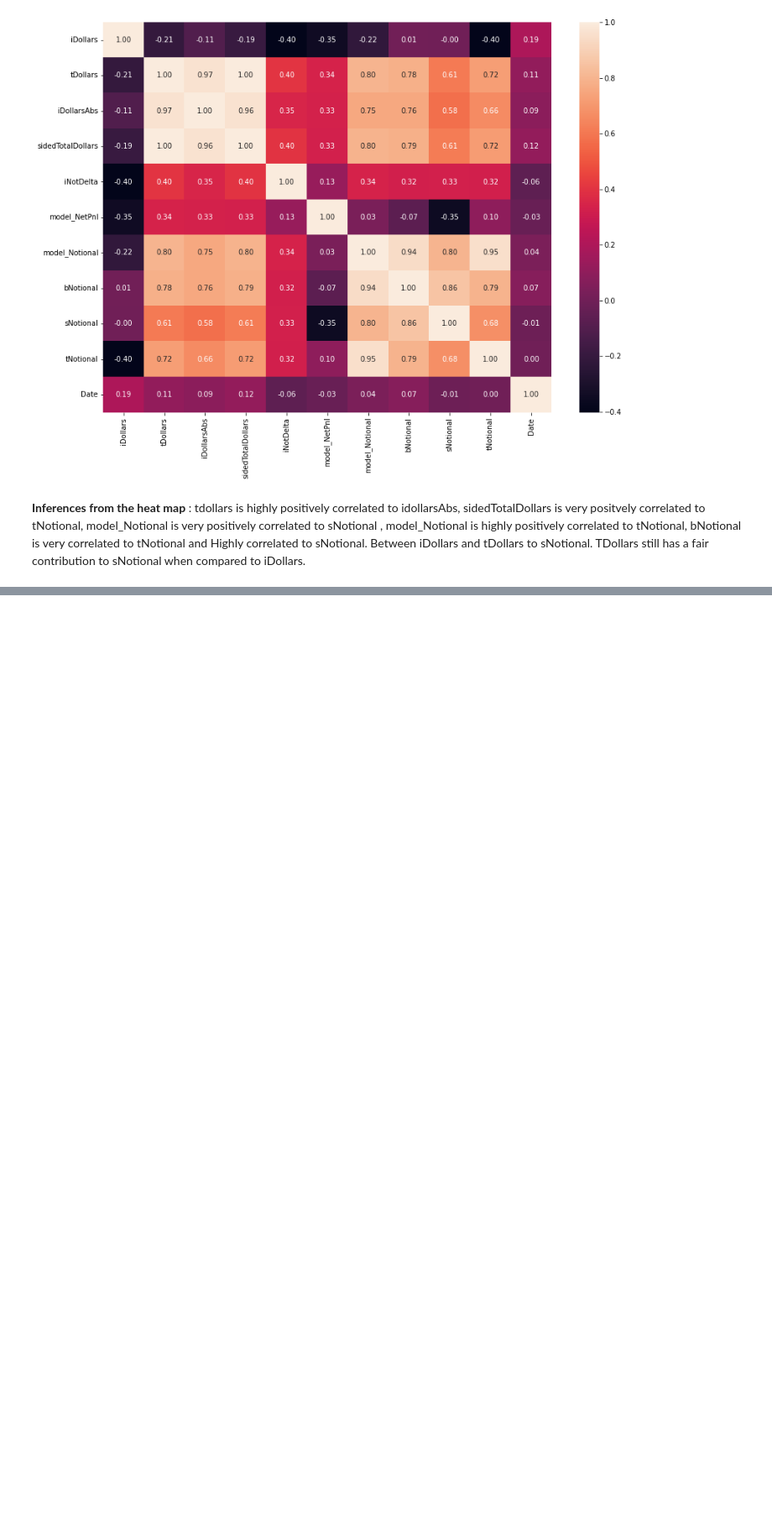
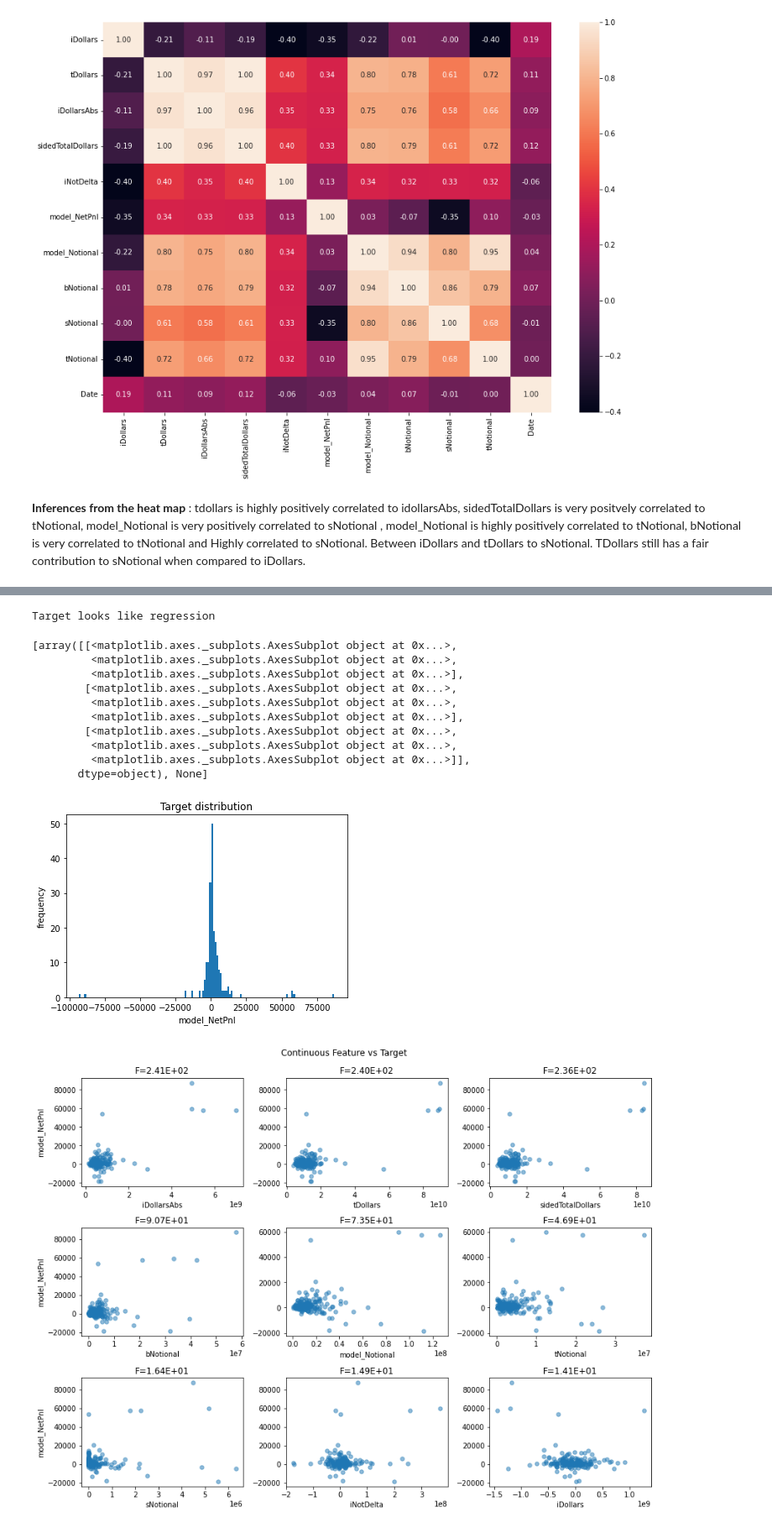
Before and after one commit to AyorindeTayo/freelance2, a Jupyter notebook: Untitled48.ipynb, the cells around one changed output, grey strips where cells are left out. Shown: that part at 84% size. Drawn from its saved outputs; the diff is of its cells as text; code cells hidden in the pictures; blank space fills up the shorter version.

```diff
--- a/Untitled48.ipynb
+++ b/Untitled48.ipynb
@@ -202,0 +231,2 @@ plt.show()
+# %%
+data_clean = dabl.clean(data, verbose=1)
@@ -202,0 +264,16 @@ plt.show()
+# %%
+dabl.plot(data_clean, target_col="model_NetPnl")
+# %% [output]
+Target looks like regression
+[array([[<matplotlib.axes._subplots.AxesSubplot object at 0x...>,
+         <matplotlib.axes._subplots.AxesSubplot object at 0x...>,
+         <matplotlib.axes._subplots.AxesSubplot object at 0x...>],
+        [<matplotlib.axes._subplots.AxesSubplot object at 0x...>,
+         <matplotlib.axes._subplots.AxesSubplot object at 0x...>,
+         <matplotlib.axes._subplots.AxesSubplot object at 0x...>],
+        [<matplotlib.axes._subplots.AxesSubplot object at 0x...>,
+         <matplotlib.axes._subplots.AxesSubplot object at 0x...>,
+         <matplotlib.axes._subplots.AxesSubplot object at 0x...>]],
+       dtype=object), None]
+[figure, added]
+[figure, added]
```
Also changed, not shown: parts of 7 cells of this notebook.
